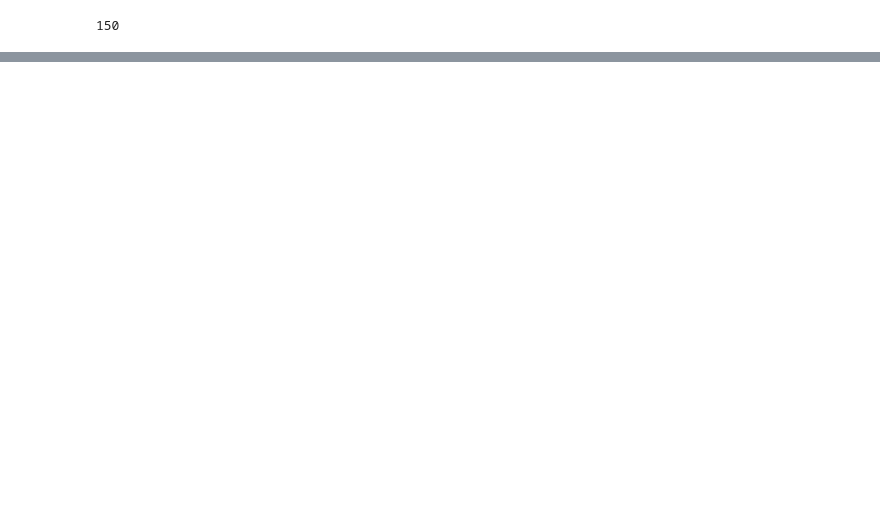
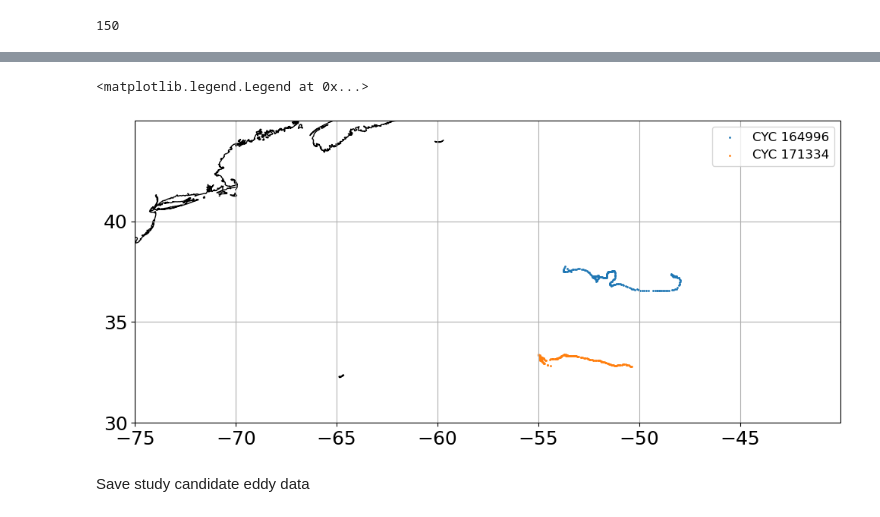
Before and after one commit to mcornec/GO-SWACE, a Jupyter notebook: crop_AVISO_to_edward.ipynb, the cells around one changed output, grey strips where cells are left out. Cells and saved outputs as stored; diff of their text form; code cells hidden in the pictures; blank space fills up the shorter version.

```diff
--- a/crop_AVISO_to_edward.ipynb
+++ b/crop_AVISO_to_edward.ipynb
@@ -446,0 +541,29 @@ plt.legend(bbox_to_anchor=(1,1));
+# %%
+cyc_ds = xr.open_dataset('../Eddy_trajectory_nrt_3.2exp_cyclonic_20180101_20241111.nc', engine="netcdf4")
+# %%
+fig = plt.figure(figsize=(12, 12))
+gs = fig.add_gridspec(nrows=1, ncols=1)
+
+ax = fig.add_subplot(gs[:, :],projection=ccrs.PlateCarree())
+
+for eddy_id in [164996,171334]:
+    cyc_inds = np.where((cyc_ds.track==eddy_id) & (cyc_ds.time >= np.datetime64('2024-02-01')))[0]
+    center_lats = [i for i in cyc_ds.isel(obs=cyc_inds).latitude.values]
+    center_lons = [i for i in cyc_ds.isel(obs=cyc_inds).longitude.values]
+    ax.scatter(center_lons,center_lats,s=1,label='CYC %s'%(eddy_id))
+
+ymin,ymax = round(min(argo_df.LAT)),45
+xmin,xmax = round(min(argo_df.LON)),-40
+
+ax.coastlines()
+ax.set_xlim([xmin,xmax])
+ax.set_ylim([ymin,ymax])
+ax.set_xticks(range(xmin,xmax, 5))
+ax.set_yticks(range(ymin,ymax, 5))
+ax.grid()
+plt.legend(fontsize=12)
+# %% [output]
+<matplotlib.legend.Legend at 0x...>
+[figure, added]
+# %% [markdown]
+Save study candidate eddy data
```
Also changed, not shown: parts of 12 cells of this notebook, 2 other files.
